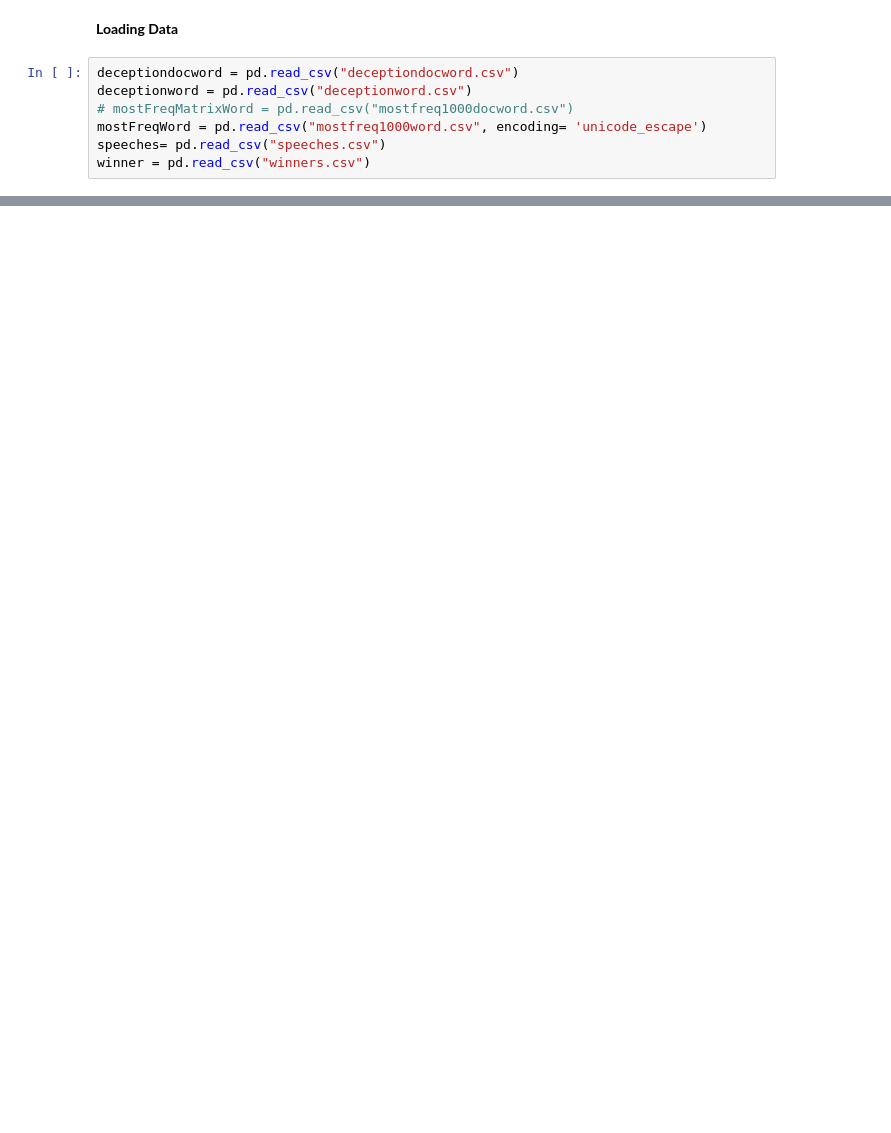
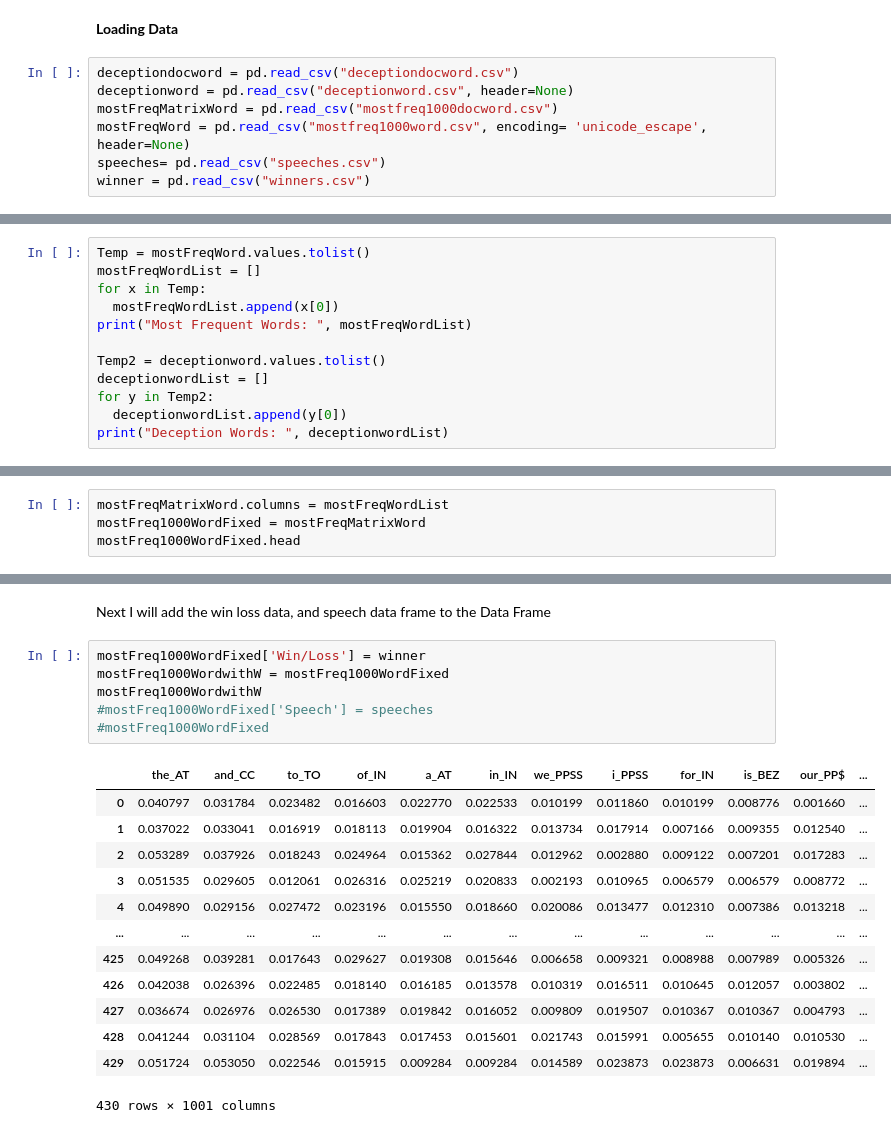
Before and after one commit to luismangubat/Presidential-Election-Predictor, a Jupyter notebook: CISC_251_Project.ipynb, the cells around one changed output, grey strips where cells are left out. Saved outputs shown, nothing was run; the diff lists cells and outputs as text; blank space fills up the shorter version.

Commit message:
Created Data Frames, and implemented NN

```diff
--- a/CISC_251_Project.ipynb
+++ b/CISC_251_Project.ipynb
@@ -23,8 +19,8 @@ import matplotlib.pyplot as plt
 **Loading Data**
 # %%
 deceptiondocword = pd.read_csv("deceptiondocword.csv")
-deceptionword = pd.read_csv("deceptionword.csv")
-# mostFreqMatrixWord = pd.read_csv("mostfreq1000docword.csv")
-mostFreqWord = pd.read_csv("mostfreq1000word.csv", encoding= 'unicode_escape')
+deceptionword = pd.read_csv("deceptionword.csv", header=None)
+mostFreqMatrixWord = pd.read_csv("mostfreq1000docword.csv")
+mostFreqWord = pd.read_csv("mostfreq1000word.csv", encoding= 'unicode_escape', header=None)
 speeches= pd.read_csv("speeches.csv")
 winner = pd.read_csv("winners.csv")
@@ -30,0 +33,12 @@ winner = pd.read_csv("winners.csv")
+# %%
+Temp = mostFreqWord.values.tolist()
+mostFreqWordList = []
+for x in Temp:
+  mostFreqWordList.append(x[0])
+print("Most Frequent Words: ", mostFreqWordList)
+
+Temp2 = deceptionword.values.tolist()
+deceptionwordList = []
+for y in Temp2:
+  deceptionwordList.append(y[0])
+print("Deception Words: ", deceptionwordList)
@@ -30,0 +68,4 @@ winner = pd.read_csv("winners.csv")
+# %%
+mostFreqMatrixWord.columns = mostFreqWordList
+mostFreq1000WordFixed = mostFreqMatrixWord
+mostFreq1000WordFixed.head
@@ -30,0 +87,22 @@ winner = pd.read_csv("winners.csv")
+# %% [markdown]
+Next I will add the win loss data, and speech data frame to the Data Frame
+# %%
+mostFreq1000WordFixed['Win/Loss'] = winner
+mostFreq1000WordwithW = mostFreq1000WordFixed
+mostFreq1000WordwithW
+#mostFreq1000WordFixed['Speech'] = speeches
+#mostFreq1000WordFixed
+# %% [output]
+|  | the_AT | and_CC | to_TO | of_IN | a_AT | in_IN | we_PPSS | i_PPSS | for_IN | is_BEZ | our_PP$ | ... |
+| 0 | 0.040797 | 0.031784 | 0.023482 | 0.016603 | 0.022770 | 0.022533 | 0.010199 | 0.011860 | 0.010199 | 0.008776 | 0.001660 | ... |
+| 1 | 0.037022 | 0.033041 | 0.016919 | 0.018113 | 0.019904 | 0.016322 | 0.013734 | 0.017914 | 0.007166 | 0.009355 | 0.012540 | ... |
+| 2 | 0.053289 | 0.037926 | 0.018243 | 0.024964 | 0.015362 | 0.027844 | 0.012962 | 0.002880 | 0.009122 | 0.007201 | 0.017283 | ... |
+| 3 | 0.051535 | 0.029605 | 0.012061 | 0.026316 | 0.025219 | 0.020833 | 0.002193 | 0.010965 | 0.006579 | 0.006579 | 0.008772 | ... |
+| 4 | 0.049890 | 0.029156 | 0.027472 | 0.023196 | 0.015550 | 0.018660 | 0.020086 | 0.013477 | 0.012310 | 0.007386 | 0.013218 | ... |
+| ... | ... | ... | ... | ... | ... | ... | ... | ... | ... | ... | ... | ... |
+| 425 | 0.049268 | 0.039281 | 0.017643 | 0.029627 | 0.019308 | 0.015646 | 0.006658 | 0.009321 | 0.008988 | 0.007989 | 0.005326 | ... |
+| 426 | 0.042038 | 0.026396 | 0.022485 | 0.018140 | 0.016185 | 0.013578 | 0.010319 | 0.016511 | 0.010645 | 0.012057 | 0.003802 | ... |
+| 427 | 0.036674 | 0.026976 | 0.026530 | 0.017389 | 0.019842 | 0.016052 | 0.009809 | 0.019507 | 0.010367 | 0.010367 | 0.004793 | ... |
+| 428 | 0.041244 | 0.031104 | 0.028569 | 0.017843 | 0.017453 | 0.015601 | 0.021743 | 0.015991 | 0.005655 | 0.010140 | 0.010530 | ... |
+| 429 | 0.051724 | 0.053050 | 0.022546 | 0.015915 | 0.009284 | 0.009284 | 0.014589 | 0.023873 | 0.023873 | 0.006631 | 0.019894 | ... |
+430 rows × 1001 columns
```
Also changed, not shown: parts of 22 cells of this notebook.
